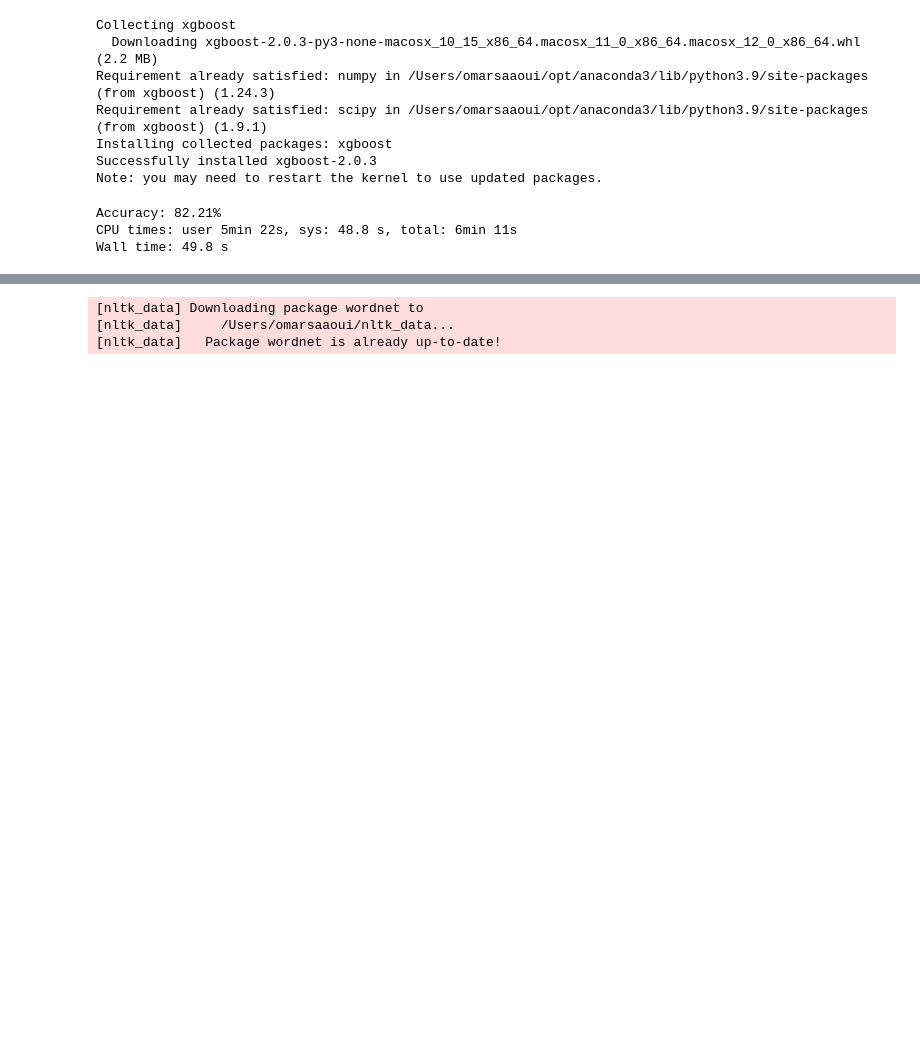
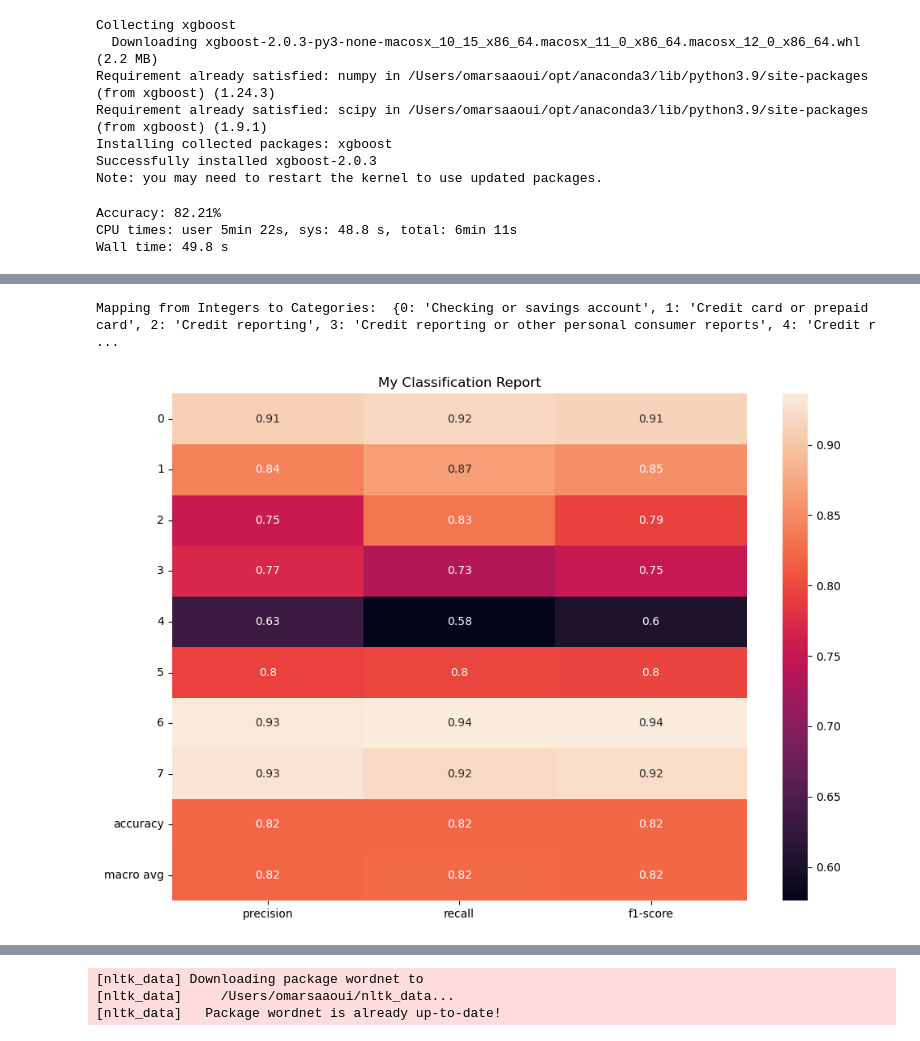
Before and after one commit to osaaoui/banking_model, a Jupyter notebook: notebooks/complaints classification dataset december.ipynb, the cells around one changed output, grey strips where cells are left out. Saved outputs shown, nothing was run; the diff lists cells and outputs as text; code cells hidden in the pictures; blank space fills up the shorter version.

Commit message:
classification report png

```diff
--- a/notebooks/complaints classification dataset december.ipynb
+++ b/notebooks/complaints classification dataset december.ipynb
@@ -327,0 +309,12 @@ weighted avg       0.82      0.82      0.82     33776
+# %%
+def plot_classification_report(y_true, y_pred, label_list, title= "Classification report"):
+    report = classification_report(y_true, y_pred, labels=label_list, output_dict=True)
+    df_report = pd.DataFrame(report).transpose()
+
+    fig, ax = plt.subplots(figsize=(10, 7))
+    sns.heatmap(df_report.iloc[:-1, :-1], annot=True)
+    plt.title(title)
+
+    plt.tight_layout()
+
+    return fig
@@ -327,0 +332,13 @@ weighted avg       0.82      0.82      0.82     33776
+# %%
+y_true = y_test
+y_pred = predictions
+label_list = [0,1,2,3,4,5,6,7]
+
+#fig1 = plot_confusion_matrix(y_true, y_pred, label_list, title="My Confusion Matrix")
+fig2 = plot_classification_report(y_true, y_pred, label_list, title="My Classification Report")
+#fig1.savefig('confusion_matrix.png')
+fig2.savefig('classification_report.png')
+print("Mapping from Integers to Categories: ", id_to_category)
+# %% [output]
+Mapping from Integers to Categories:  {0: 'Checking or savings account', 1: 'Credit card or prepaid card', 2: 'Credit reporting', 3: 'Credit reporting or other personal consumer reports', 4: 'Credit r ...
+[figure, added]
```
Also changed, not shown: parts of 14 cells of this notebook, 9 other files.
